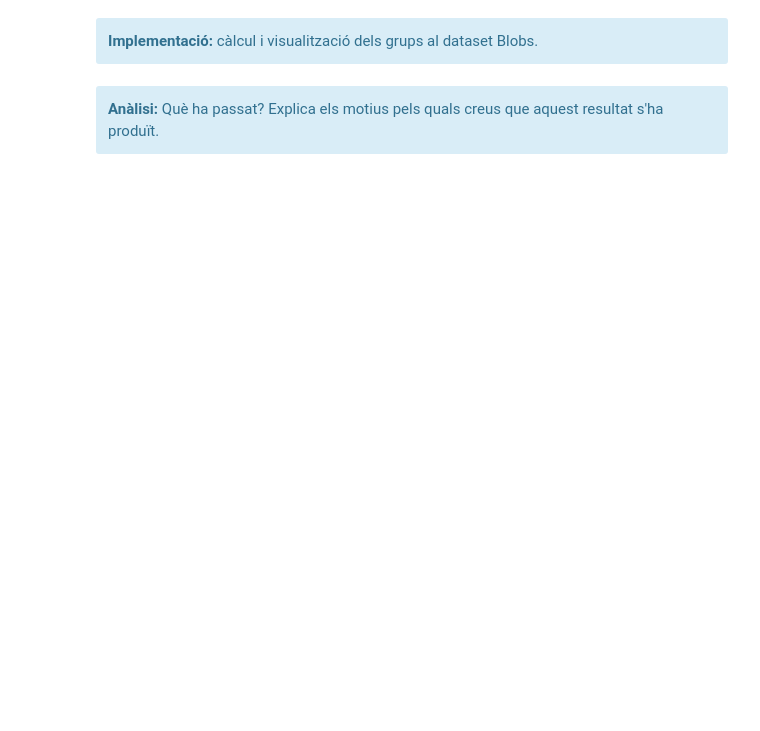
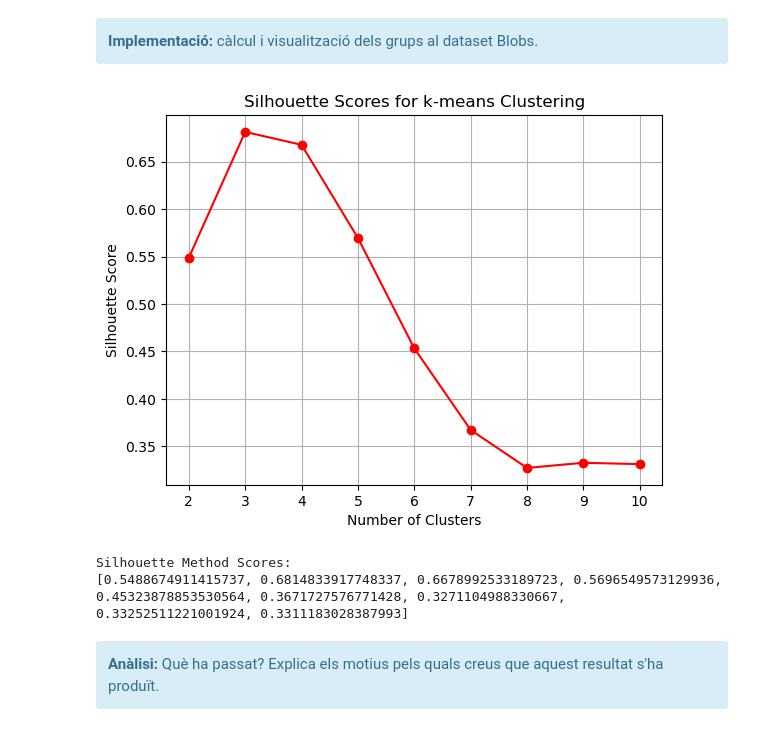
Before and after one commit to xaviermaltas/advancedDataMiningModels, a Jupyter notebook: PAC2/20222_M2.955_PAC2-Enunciat.ipynb, the cells around one changed output. Saved outputs shown, nothing was run; the diff lists cells and outputs as text; code cells hidden in the pictures; blank space fills up the shorter version.

```diff
--- a/PAC2/20222_M2.955_PAC2-Enunciat.ipynb
+++ b/PAC2/20222_M2.955_PAC2-Enunciat.ipynb
@@ -112,6 +140,36 @@ Aquest procediment realitzat per a cada possible valor $k$, resulta en una funci
 <div class="alert alert-block alert-info">
 <strong>Implementació:</strong> càlcul i visualització dels grups al dataset Blobs.
 </div>
+# %%
+#Imports
+from sklearn.cluster import KMeans
+# from sklearn.metrics import silhouette_score
+from sklearn.metrics import silhouette_samples, silhouette_score
+
+
+# Calculate silhouette scores for different values of k
+silhouette_scores = []
+for k in range(2, 11):
+    kmeans = KMeans(n_clusters=k, max_iter=1000, random_state=42).fit(X)
+    labels = kmeans.labels_
+    silhouette_scores.append(silhouette_score(X, labels))
+
+# Plot silhouette scores
+plt.figure()
+plt.plot(range(2, 11), silhouette_scores, 'ro-')
+plt.grid(True)
+plt.title("Silhouette Scores for k-means Clustering")
+plt.xlabel("Number of Clusters")
+plt.ylabel("Silhouette Score")
+plt.show()
+
+#Print silhouette scores
+print('Silhouette Method Scores: ')
+print(silhouette_scores)
+# %% [output]
+[figure, added]
+Silhouette Method Scores:
+[0.5488674911415737, 0.6814833917748337, 0.6678992533189723, 0.5696549573129936, 0.45323878853530564, 0.3671727576771428, 0.3271104988330667, 0.33252511221001924, 0.3311183028387993]
 # %% [markdown]
 <div class="alert alert-block alert-info">
 <strong>Anàlisi:</strong>
```
Also changed, not shown: parts of 5 cells of this notebook.
